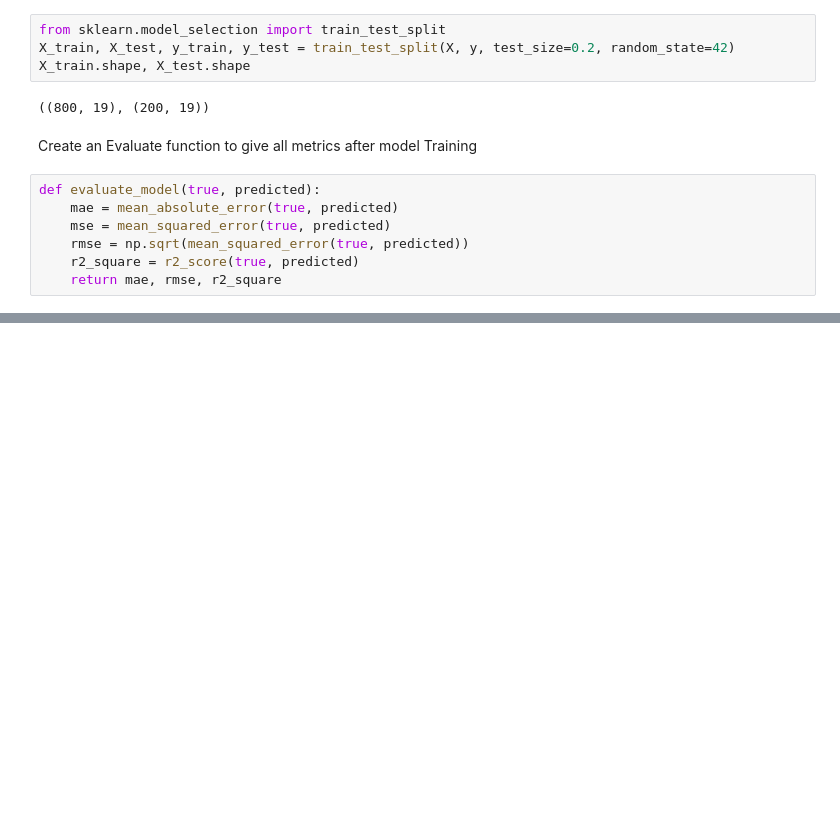
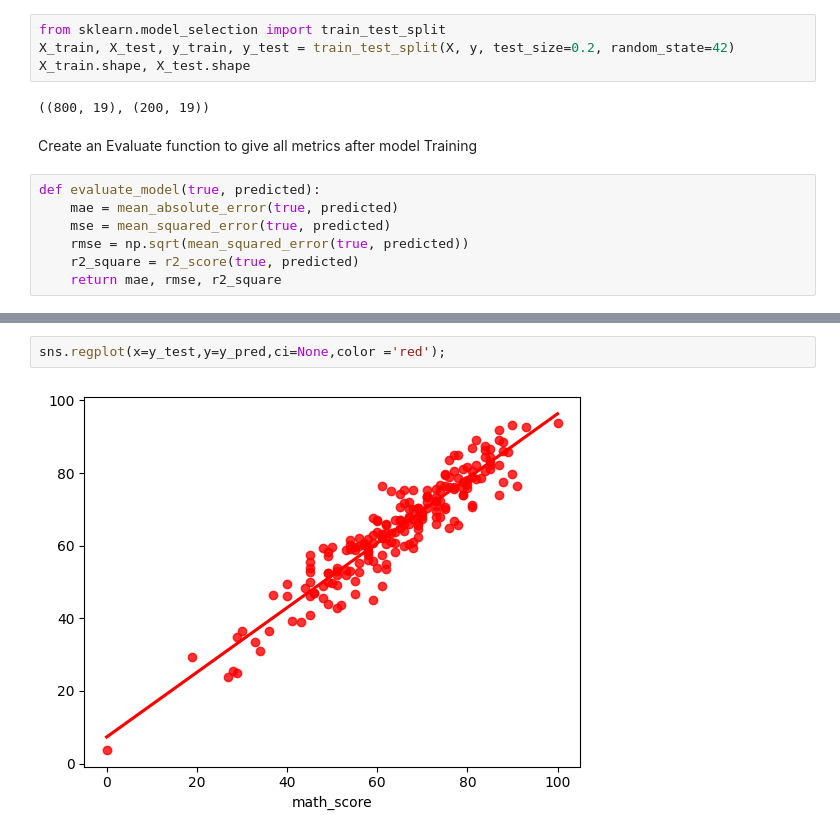
Before and after one commit to Vaibhavreddyv/mlprojects, a Jupyter notebook: notebook/2. MODEL TRAINING.ipynb, the cells around one changed output, grey strips where cells are left out. Cells and saved outputs as stored; diff of their text form; blank space fills up the shorter version.

```diff
--- a/notebook/2. MODEL TRAINING.ipynb
+++ b/notebook/2. MODEL TRAINING.ipynb
@@ -175,0 +224,4 @@ ValueError: too many values to unpack (expected 3)
+# %%
+sns.regplot(x=y_test,y=y_pred,ci=None,color ='red');
+# %% [output]
+[figure, added]
```
Also changed, not shown: parts of 8 cells of this notebook, 9 other files.
